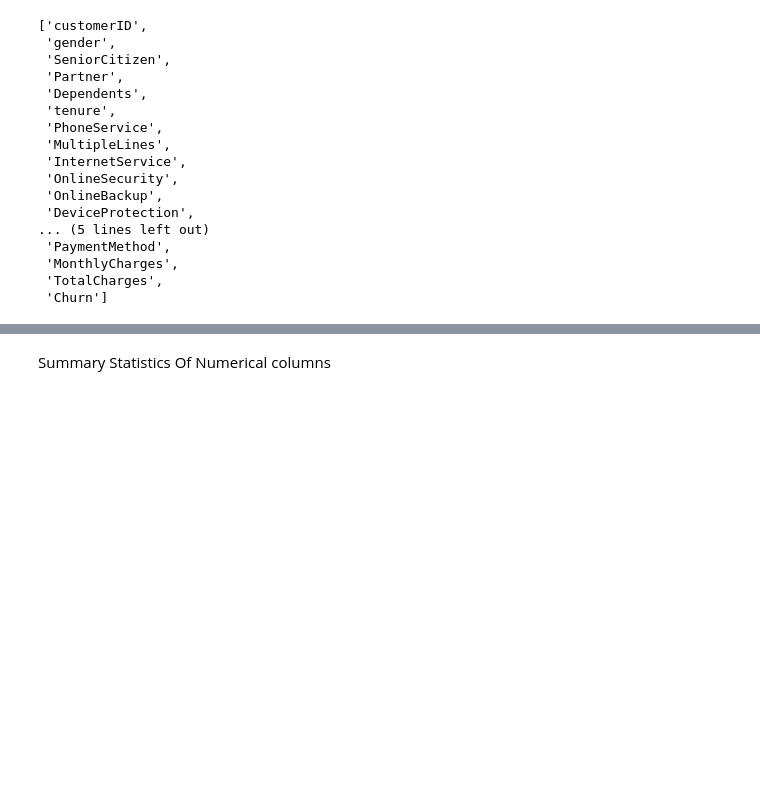
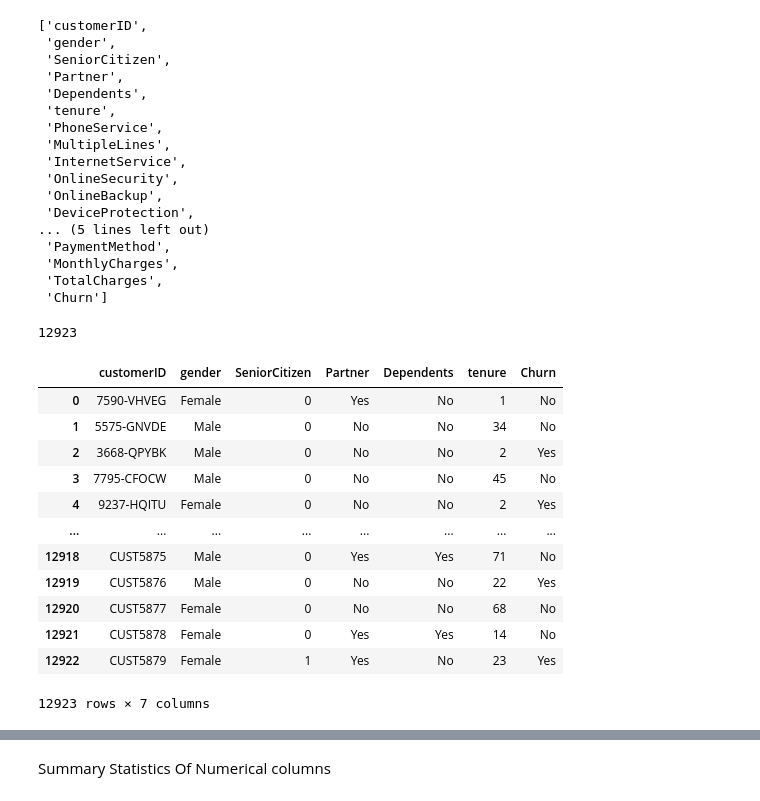
Before and after one commit to Tejpandey7/Cuatomer-_churn-analysis, a Jupyter notebook: churn_analysis.ipynb, the cells around one changed output, grey strips where cells are left out. Saved outputs shown, nothing was run; the diff lists cells and outputs as text; code cells hidden in the pictures; blank space fills up the shorter version.

```diff
--- a/churn_analysis.ipynb
+++ b/churn_analysis.ipynb
@@ -199,0 +223,27 @@ df3.columns.to_list()  #columns name printed in list
+# %%
+customer_information = df3[['customerID', 'gender', 'SeniorCitizen', 'Partner', 'Dependents', 'tenure', 'Churn']]
+service_information = df3[['customerID', 'PhoneService', 'MultipleLines', 'InternetService', 'OnlineSecurity',
+                    'OnlineBackup', 'DeviceProtection', 'TechSupport', 'StreamingTV', 'StreamingMovies',
+                    'Contract', 'PaperlessBilling', 'PaymentMethod', 'MonthlyCharges', 'TotalCharges']]
+
+# Insert into tables
+customer_information.to_sql('customer_info', conn, if_exists='append', index=False)
+service_information.to_sql('service_info', conn, if_exists='append', index=False)
+# %% [output]
+12923
+# %%
+customer_information #customer information table
+# %% [output]
+|  | customerID | gender | SeniorCitizen | Partner | Dependents | tenure | Churn |
+| 0 | 7590-VHVEG | Female | 0 | Yes | No | 1 | No |
+| 1 | 5575-GNVDE | Male | 0 | No | No | 34 | No |
+| 2 | 3668-QPYBK | Male | 0 | No | No | 2 | Yes |
+| 3 | 7795-CFOCW | Male | 0 | No | No | 45 | No |
+| 4 | 9237-HQITU | Female | 0 | No | No | 2 | Yes |
+| ... | ... | ... | ... | ... | ... | ... | ... |
+| 12918 | CUST5875 | Male | 0 | Yes | Yes | 71 | No |
+| 12919 | CUST5876 | Male | 0 | No | No | 22 | Yes |
+| 12920 | CUST5877 | Female | 0 | No | No | 68 | No |
+| 12921 | CUST5878 | Female | 0 | Yes | Yes | 14 | No |
+| 12922 | CUST5879 | Female | 1 | Yes | No | 23 | Yes |
+12923 rows × 7 columns
```
Also changed, not shown: parts of 14 cells of this notebook.
